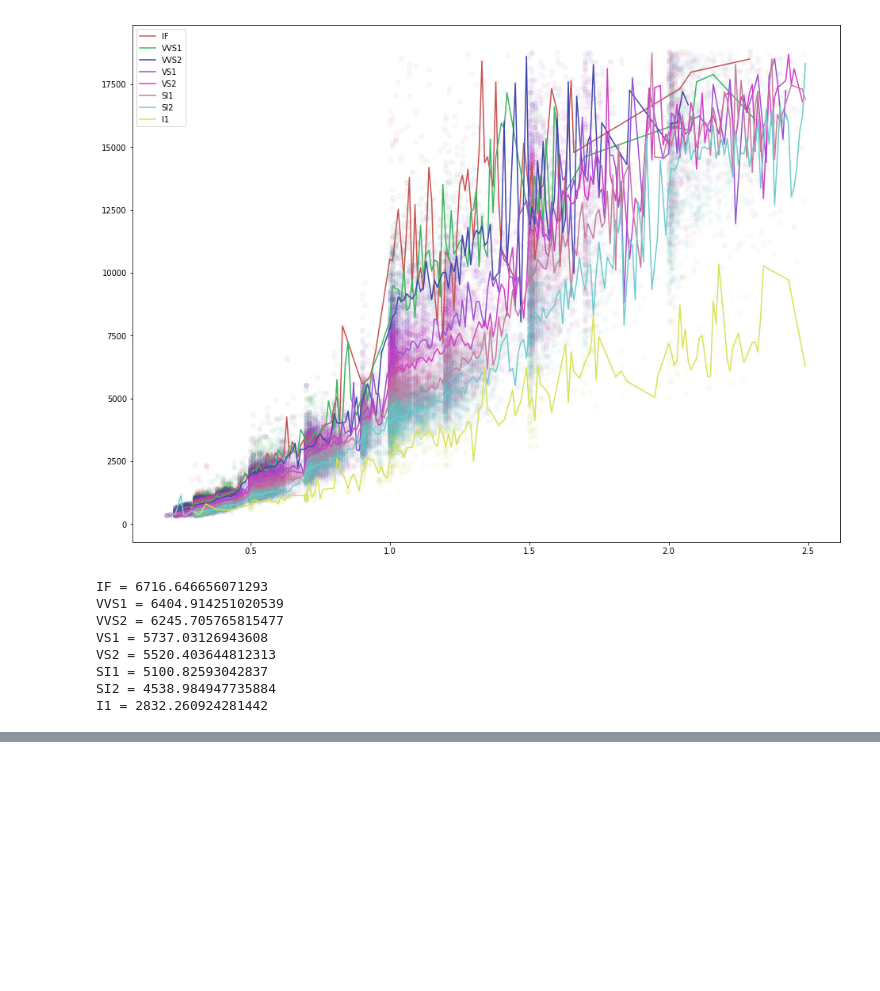
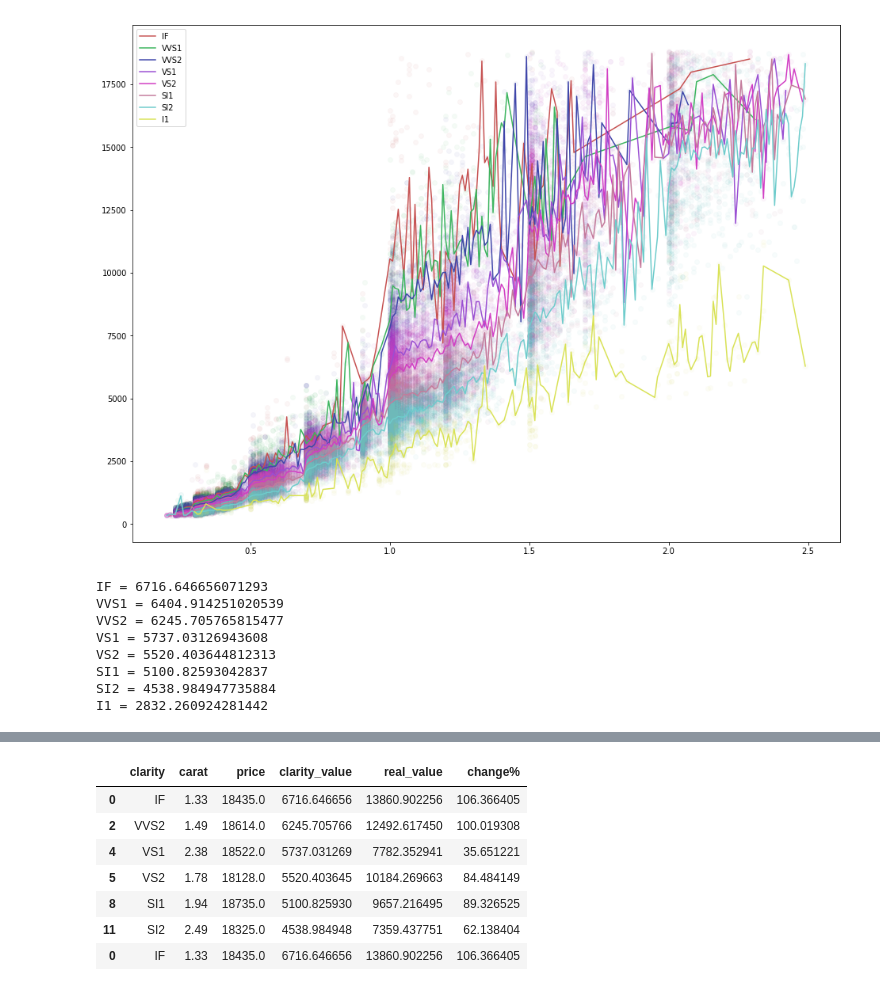
Before and after one commit to JorgeOsorio97/DiamondsPriceAnalisis, a Jupyter notebook: diamonds.ipynb, the cells around one changed output, grey strips where cells are left out. Cells and saved outputs as stored; diff of their text form; code cells hidden in the pictures; blank space fills up the shorter version.

```diff
--- a/diamonds.ipynb
+++ b/diamonds.ipynb
@@ -135,0 +190,31 @@ I1 = 2832.260924281442
+# %%
+best_of_all = posible_buyings[posible_buyings['change%'] == posible_buyings['change%'].max()]
+
+posible_IF = posible_buyings['clarity'] == 'IF'
+posible_VVS1 = posible_buyings['clarity'] == 'VVS1'
+posible_VVS2 = posible_buyings['clarity'] == 'VVS2'
+posible_VS1 = posible_buyings['clarity'] == 'VS1'
+posible_VS2 = posible_buyings['clarity'] == 'VS2'
+posible_SI1 = posible_buyings['clarity'] == 'SI1'
+posible_SI2 = posible_buyings['clarity'] == 'SI2'
+posible_I1 = posible_buyings['clarity'] == 'I1'
+
+best_IF = posible_buyings[posible_IF][posible_buyings[posible_IF]['change%'] == posible_buyings[posible_IF]['change%'].max()]
+best_VVS1 = posible_buyings[posible_VVS1][posible_buyings[posible_VVS1]['change%'] == posible_buyings[posible_VVS1]['change%'].max()]
+best_VVS2 = posible_buyings[posible_VVS2][posible_buyings[posible_VVS2]['change%'] == posible_buyings[posible_VVS2]['change%'].max()]
+best_VS1 = posible_buyings[posible_VS1][posible_buyings[posible_VS1]['change%'] == posible_buyings[posible_VS1]['change%'].max()]
+best_VS2 = posible_buyings[posible_VS2][posible_buyings[posible_VS2]['change%'] == posible_buyings[posible_VS2]['change%'].max()]
+best_SI1 = posible_buyings[posible_SI1][posible_buyings[posible_SI1]['change%'] == posible_buyings[posible_SI1]['change%'].max()]
+best_SI2 = posible_buyings[posible_SI2][posible_buyings[posible_SI2]['change%'] == posible_buyings[posible_SI2]['change%'].max()]
+best_I1 = posible_buyings[posible_I1][posible_buyings[posible_I1]['change%'] == posible_buyings[posible_I1]['change%'].max()]
+
+pd.concat([best_IF, best_VVS1, best_VVS2, best_VS1, best_VS2, best_SI1, best_SI2, best_I1,best_of_all])
+# %% [output]
+|  | clarity | carat | price | clarity_value | real_value | change% |
+| 0 | IF | 1.33 | 18435.0 | 6716.646656 | 13860.902256 | 106.366405 |
+| 2 | VVS2 | 1.49 | 18614.0 | 6245.705766 | 12492.617450 | 100.019308 |
+| 4 | VS1 | 2.38 | 18522.0 | 5737.031269 | 7782.352941 | 35.651221 |
+| 5 | VS2 | 1.78 | 18128.0 | 5520.403645 | 10184.269663 | 84.484149 |
+| 8 | SI1 | 1.94 | 18735.0 | 5100.825930 | 9657.216495 | 89.326525 |
+| 11 | SI2 | 2.49 | 18325.0 | 4538.984948 | 7359.437751 | 62.138404 |
+| 0 | IF | 1.33 | 18435.0 | 6716.646656 | 13860.902256 | 106.366405 |
```
Also changed, not shown: parts of 4 cells of this notebook.
